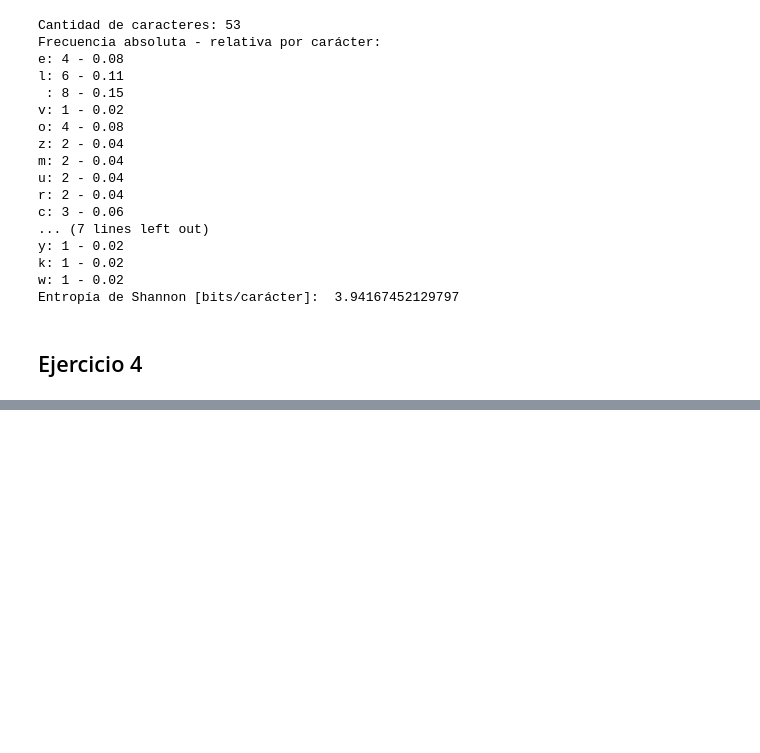
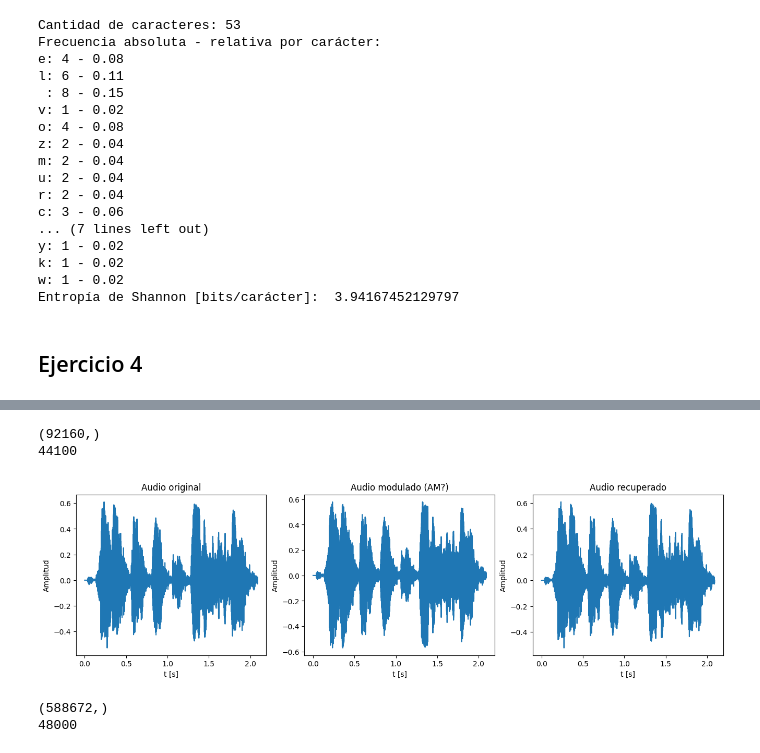
Before and after one commit to DayubMateo/PDS_2026_IIA, a Jupyter notebook: unidad - 5 Teoria de la comunicación/PDS_TP_5_act1.ipynb, the cells around one changed output, grey strips where cells are left out. Cells and saved outputs as stored; diff of their text form; code cells hidden in the pictures; blank space fills up the shorter version.

```diff
--- a/unidad - 5 Teoria de la comunicación/PDS_TP_5_act1.ipynb
+++ b/unidad - 5 Teoria de la comunicación/PDS_TP_5_act1.ipynb
@@ -144,0 +210,36 @@ No es posible transmitir un video comprimido en baja resolución que requiere un
+# %%
+audio, fs = librosa.load("Archivos para el TP-20260508/audio1.mp3", sr=None)
+
+print(audio.shape)
+print(fs)
+# %% [output]
+(92160,)
+44100
+# %%
+dom = np.arange(len(audio))/fs
+# Escenario B
+fc = 5000
+# Escenario A
+A_s, A_s_dem = am_sincrona(audio, fs, fc)
+
+plt.figure(figsize=(16,4))
+plt.subplot(1,3,1)
+plt.title("Audio original")
+plt.plot(dom, audio)
+plt.xlabel("t [s]")
+plt.ylabel("Amplitud")
+
+plt.subplot(1,3,2)
+plt.title("Audio modulado (AM?)")
+plt.plot(dom, A_s)
+plt.xlabel("t [s]")
+plt.ylabel("Amplitud")
+
+plt.subplot(1,3,3)
+plt.title("Audio recuperado")
+plt.plot(dom, A_s_dem)
+plt.xlabel("t [s]")
+plt.ylabel("Amplitud")
+plt.show()
+# %% [output]
+[figure, added]
@@ -144,0 +248,10 @@ No es posible transmitir un video comprimido en baja resolución que requiere un
+# %%
+# Escenario C
+
+audio, fs = librosa.load("Archivos para el TP-20260508/audio2.mp3", sr=None)
+
+print(audio.shape)
+print(fs)
+# %% [output]
+(588672,)
+48000
```
Also changed, not shown: parts of 33 cells of this notebook, 10 other files.
